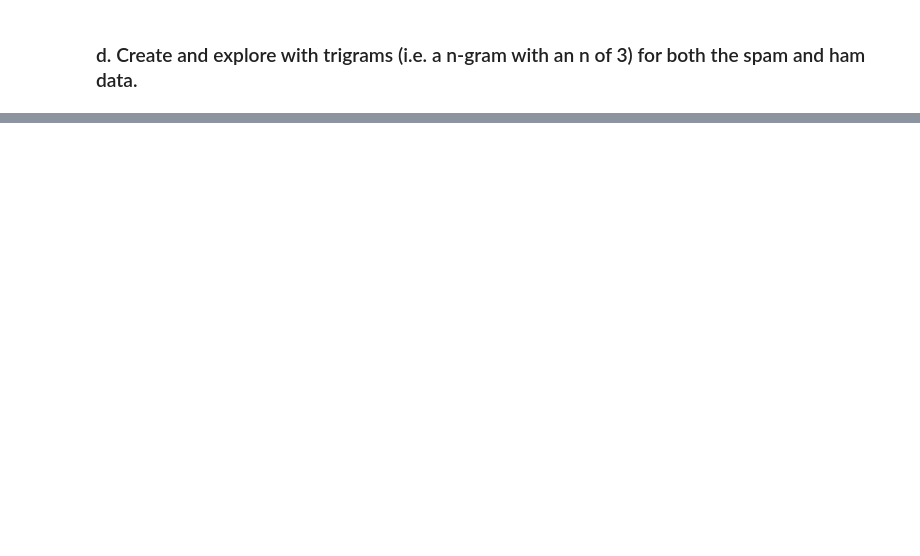
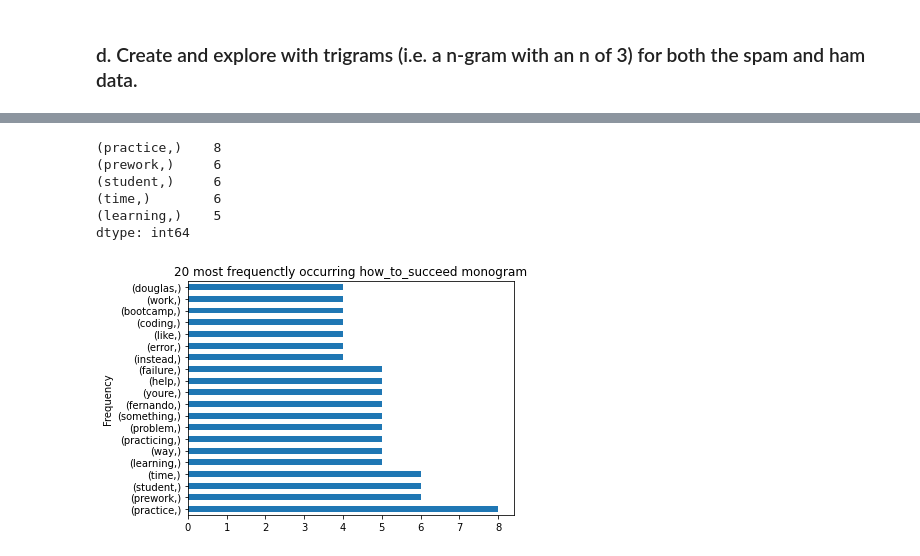
Before and after one commit to Yongliang-Shi/natural-language-processing-exercises, a Jupyter notebook: explore.ipynb, the cells around one changed output, grey strips where cells are left out. Saved outputs shown, nothing was run; the diff lists cells and outputs as text; code cells hidden in the pictures; blank space fills up the shorter version.

```diff
--- a/explore.ipynb
+++ b/explore.ipynb
@@ -311,0 +206,5 @@ plt.show()
+# %%
+# Clean the dataset using helper function
+
+df = prepare.prep_article_data(df, 'original')
+df.head()
@@ -311,0 +242,7 @@ plt.show()
+# %%
+# Add a column with list of words
+words = [re.sub(r'([^a-z0-9\s]\s.\s)', '', doc).split() for doc in df.clean]
+
+# column will named words, and the column will contain lists of the words in each doc
+df = pd.concat([df, pd.DataFrame({'words': words})], axis=1)
+df.head()
@@ -311,0 +256,5 @@ plt.show()
+# %%
+# Use nltk to create a column with bigrams
+
+df['bigrams'] = [list(nltk.ngrams(words, 2)) for words in df.words]
+df.head()
@@ -311,0 +268,22 @@ plt.show()
+# %%
+# Create the top 20 most frequent words for the 'how to succeed' dataset
+
+advice = pd.Series(list(nltk.ngrams(df.words[12], 1))).value_counts().head(20)
+advice.head()
+# %% [output]
+(practice,)    8
+(prework,)     6
+(student,)     6
+(time,)        6
+(learning,)    5
+dtype: int64
+# %%
+# Visualize the top 20 most frequent bigrams for spam and ham datasets
+
+advice.plot.barh(title='20 most frequenctly occurring how_to_succeed monogram',
+                 xlabel='Frequency', ylabel='Monogram')
+
+plt.tight_layout()
+plt.show()
+# %% [output]
+[figure, added]
```
Also changed, not shown: parts of 29 cells of this notebook.
